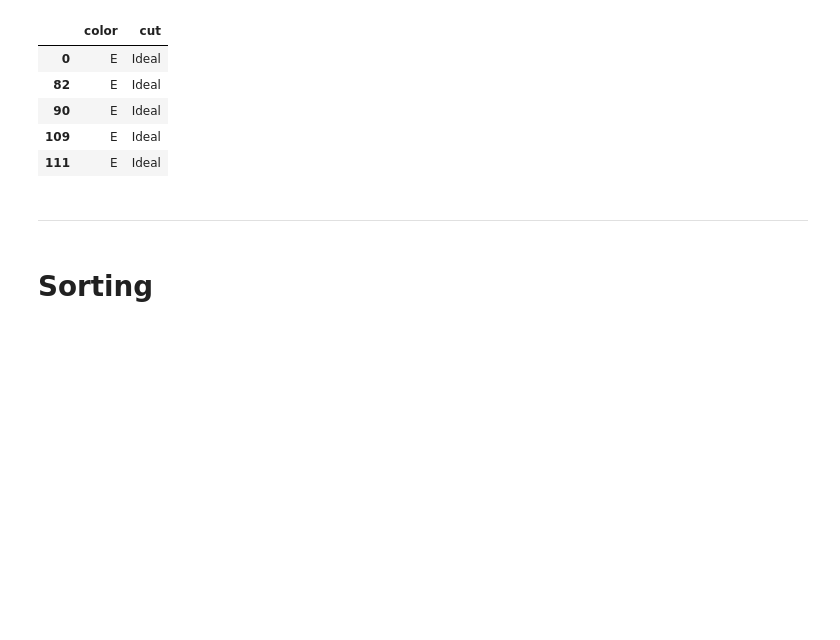
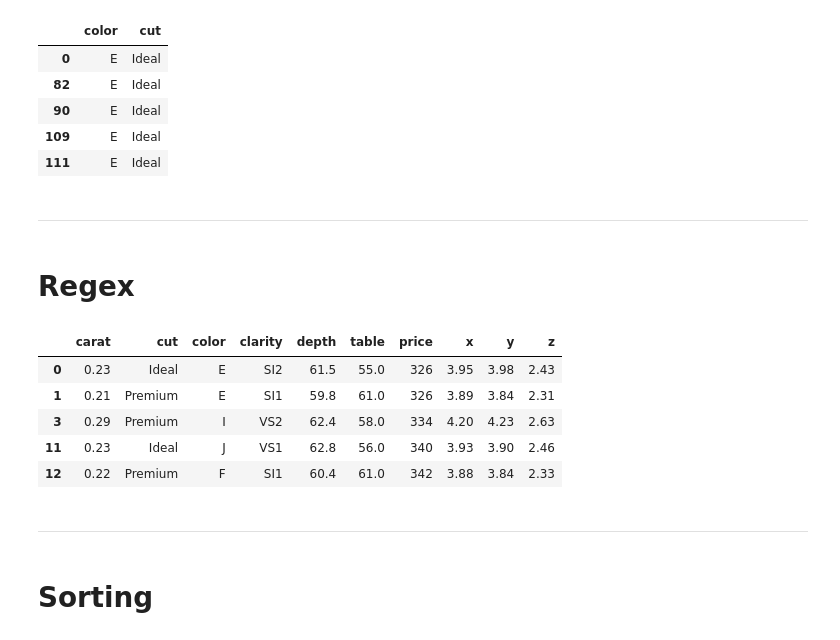
Before and after one commit to juliuskittler/templates, a Jupyter notebook: Datahandling/Pandas.ipynb, the cells around one changed output. Cells and saved outputs as stored; diff of their text form; code cells hidden in the pictures; blank space fills up the shorter version.

```diff
--- a/Visualisation/Pandas.ipynb
+++ b/Datahandling/Pandas.ipynb
@@ -252,6 +258,20 @@ df.loc[(df["color"] == "E") & (df["cut"] == "Ideal"), ["color", "cut"]].head() #
 | 111 | E | Ideal |
 # %% [markdown]
 ***
+# %% [markdown]
+# Regex
+# %%
+df_sub = df[df['cut'].str.contains("Ideal|Premium")] # Filter to rows that have Ideal or Premium cut
+df_sub.head()
+# %% [output]
+|  | carat | cut | color | clarity | depth | table | price | x | y | z |
+| 0 | 0.23 | Ideal | E | SI2 | 61.5 | 55.0 | 326 | 3.95 | 3.98 | 2.43 |
+| 1 | 0.21 | Premium | E | SI1 | 59.8 | 61.0 | 326 | 3.89 | 3.84 | 2.31 |
+| 3 | 0.29 | Premium | I | VS2 | 62.4 | 58.0 | 334 | 4.20 | 4.23 | 2.63 |
+| 11 | 0.23 | Ideal | J | VS1 | 62.8 | 56.0 | 340 | 3.93 | 3.90 | 2.46 |
+| 12 | 0.22 | Premium | F | SI1 | 60.4 | 61.0 | 342 | 3.88 | 3.84 | 2.33 |
+# %% [markdown]
+***
 # %% [markdown]
 # Sorting
 # %%
```
Also changed, not shown: parts of 8 cells of this notebook, 2 other files.
